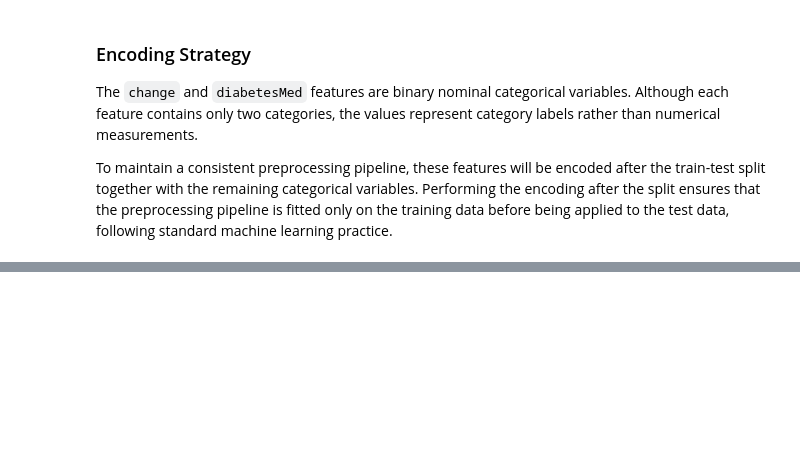
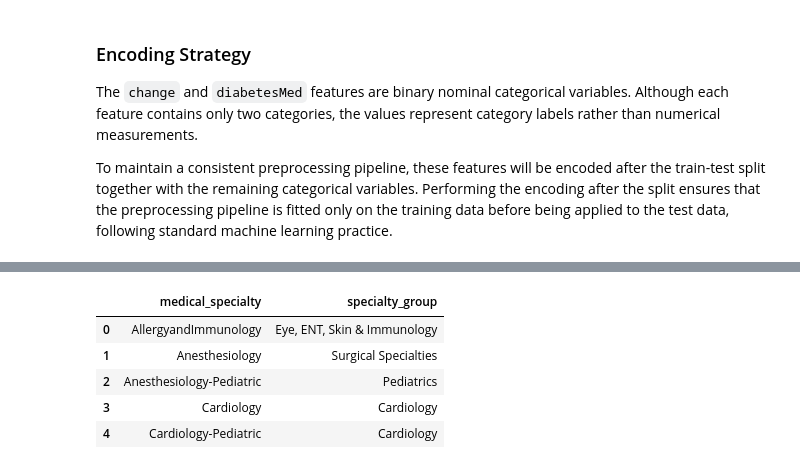
Before and after one commit to ajay-nagpal/Hospital-Readmission-Prediction, a Jupyter notebook: hospital_readmission.ipynb, the cells around one changed output, grey strips where cells are left out. Cells and saved outputs as stored; diff of their text form; code cells hidden in the pictures; blank space fills up the shorter version.

```diff
--- a/hospital_readmission.ipynb
+++ b/hospital_readmission.ipynb
@@ -2199,0 +2317,19 @@ To maintain a consistent preprocessing pipeline, these features will be encoded
+# %%
+# ===================================================
+# Load Physician Specialty Mapping
+# ===================================================
+
+# Read the physician specialty mapping created earlier.
+medical_specialty_mapping = pd.read_csv(
+    "medical_specialty_mapping.csv"
+)
+
+# Display the first few mappings.
+medical_specialty_mapping.head()
+# %% [output]
+|  | medical_specialty | specialty_group |
+| 0 | AllergyandImmunology | Eye, ENT, Skin & Immunology |
+| 1 | Anesthesiology | Surgical Specialties |
+| 2 | Anesthesiology-Pediatric | Pediatrics |
+| 3 | Cardiology | Cardiology |
+| 4 | Cardiology-Pediatric | Cardiology |
```
Also changed, not shown: parts of 15 cells of this notebook, 1 other file.
